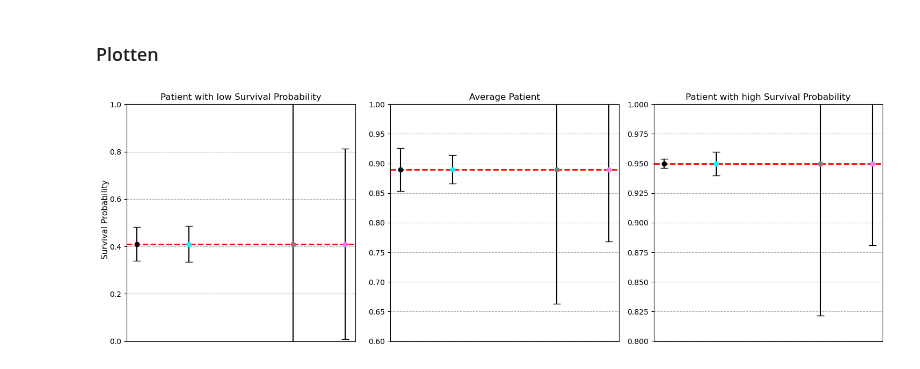
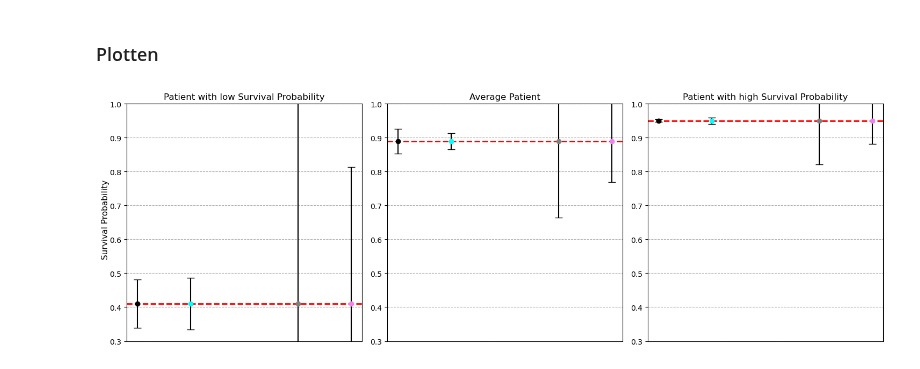
Before and after one commit to antjejahn/Masterarbeit_Butt, a Jupyter notebook: Chapter4/notebook.ipynb, the cells around one changed output. Cells and saved outputs as stored; diff of their text form; code cells hidden in the pictures.

Commit message:
plot changed

```diff
--- a/Chapter4/notebook.ipynb
+++ b/Chapter4/notebook.ipynb
@@ -456,11 +456,28 @@ boot_var_low = 0.039**2
 boot_var_mean = 0.0121**2
 boot_var_high = 0.0051**2
 
+jk_var_u_low = 0.2054**2
+jk_var_u_mean = 0.0621**2
+jk_var_u_high = 0.0353**2
+
+ijk_var_u_low =0.0362**2
+ijk_var_u_mean =0.0185**2
+ijk_var_u_high =0.002**2
+
+ijk_var_low =   0.3794**2
+ijk_var_mean =0.1156**2
+ijk_var_high =0.0655**2
+
+pred_low =40.83/100
+pred_mean = 89.44/100
+pred_high =95.03/100
+
+
 fig, axes = plt.subplots(nrows=1, ncols=3, figsize=(15, 5), sharex=False, sharey=False)
 
-RF_Y_pred_low = round(pred_low.mean(), 2)
-RF_Y_pred_mean = round(pred_mean.mean(), 2)
-RF_Y_pred_high = round(pred_high.mean(), 2)
+RF_Y_pred_low = round(pred_low, 2)
+RF_Y_pred_mean = round(pred_mean, 2)
+RF_Y_pred_high = round(pred_high, 2)
 
 # Funktion zum Plotten, um Redundanz zu vermeiden
 def plot_patient(ax, x_positions, y_pred_list, errors, title,u,a):
@@ -475,34 +492,34 @@ def plot_patient(ax, x_positions, y_pred_list, errors, title,u,a):
     ax.set_xticks([])  # Entferne die x-Tick-Labels
 
 # 1. Plot: Patient mit niedriger Überlebenswahrscheinlichkeit
 error_ijk_low = 1.96 * np.sqrt(ijk_var_u_low)
 error_jkab_low = 1.96 * np.sqrt(jk_var_u_low)
 error_ijk_biased_low = 1.96 * np.sqrt(ijk_var_low)
 error_boot_low = 1.96 * np.sqrt(boot_var_low)
 errors_low = [error_ijk_low, error_boot_low, error_ijk_biased_low, error_jkab_low]
 x_positions = [0.0, 0.25, 0.75, 1.0]
 y_pred_low_list = [RF_Y_pred_low] * len(x_positions)  # Liste mit wiederholten y-Werten
-plot_patient(axes[0], x_positions, y_pred_low_list, errors_low, 'Patient with low Survival Probability',0,1)
+plot_patient(axes[0], x_positions, y_pred_low_list, errors_low, 'Patient with low Survival Probability',0.3,1)
 
 # 2. Plot: Durchschnittlicher Patient
 error_ijk_mean = 1.96 * np.sqrt(ijk_var_u_mean)
 error_jkab_mean = 1.96 * np.sqrt(jk_var_u_mean)
 error_ijk_biased_mean = 1.96 * np.sqrt(ijk_var_mean)
 error_boot_mean = 1.96 * np.sqrt(boot_var_mean)
 errors_mean = [error_ijk_mean, error_boot_mean, error_ijk_biased_mean, error_jkab_mean]
 y_pred_mean_list = [RF_Y_pred_mean] * len(x_positions)
-plot_patient(axes[1], x_positions, y_pred_mean_list, errors_mean, 'Average Patient',.6,1)
+plot_patient(axes[1], x_positions, y_pred_mean_list, errors_mean, 'Average Patient',.3,1)
 
 # 3. Plot: Patient mit hoher Überlebenswahrscheinlichkeit
 error_ijk_high = 1.96 * np.sqrt(ijk_var_u_high)
 error_jkab_high = 1.96 * np.sqrt(jk_var_u_high)
 error_ijk_biased_high = 1.96 * np.sqrt(ijk_var_high)
 error_boot_high = 1.96 * np.sqrt(boot_var_high)
 errors_high = [error_ijk_high, error_boot_high, error_ijk_biased_high, error_jkab_high]
 y_pred_high_list = [RF_Y_pred_high] * len(x_positions)
-plot_patient(axes[2], x_positions, y_pred_high_list, errors_high, 'Patient with high Survival Probability',.8,1)
+plot_patient(axes[2], x_positions, y_pred_high_list, errors_high, 'Patient with high Survival Probability',.3,1)
 fig.supylabel('Survival Probability', fontsize=11)
 plt.tight_layout()
 plt.show()
 # %% [output]
-[figure, old version]
+[figure, new version]
```
Also changed, not shown: 1 other file.
